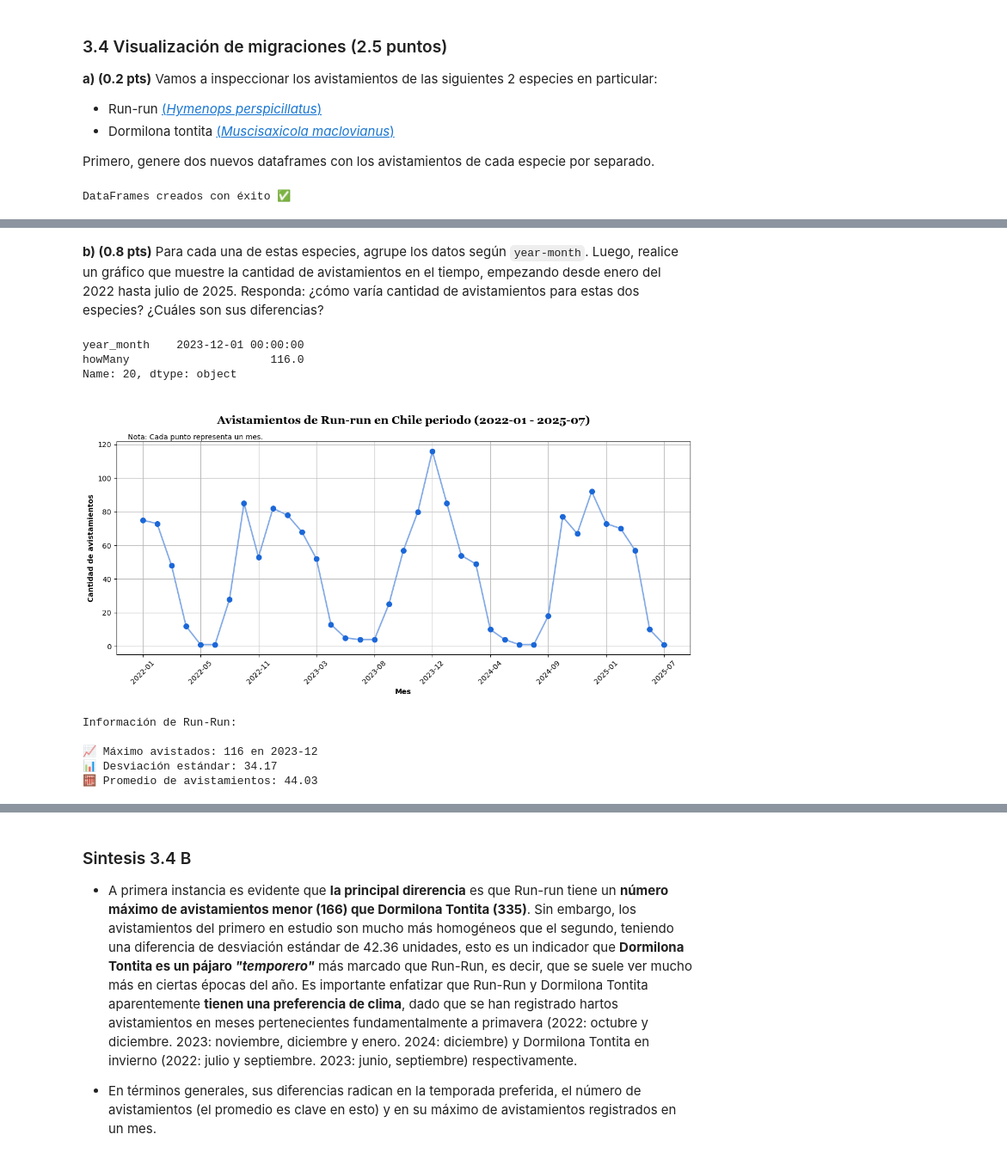
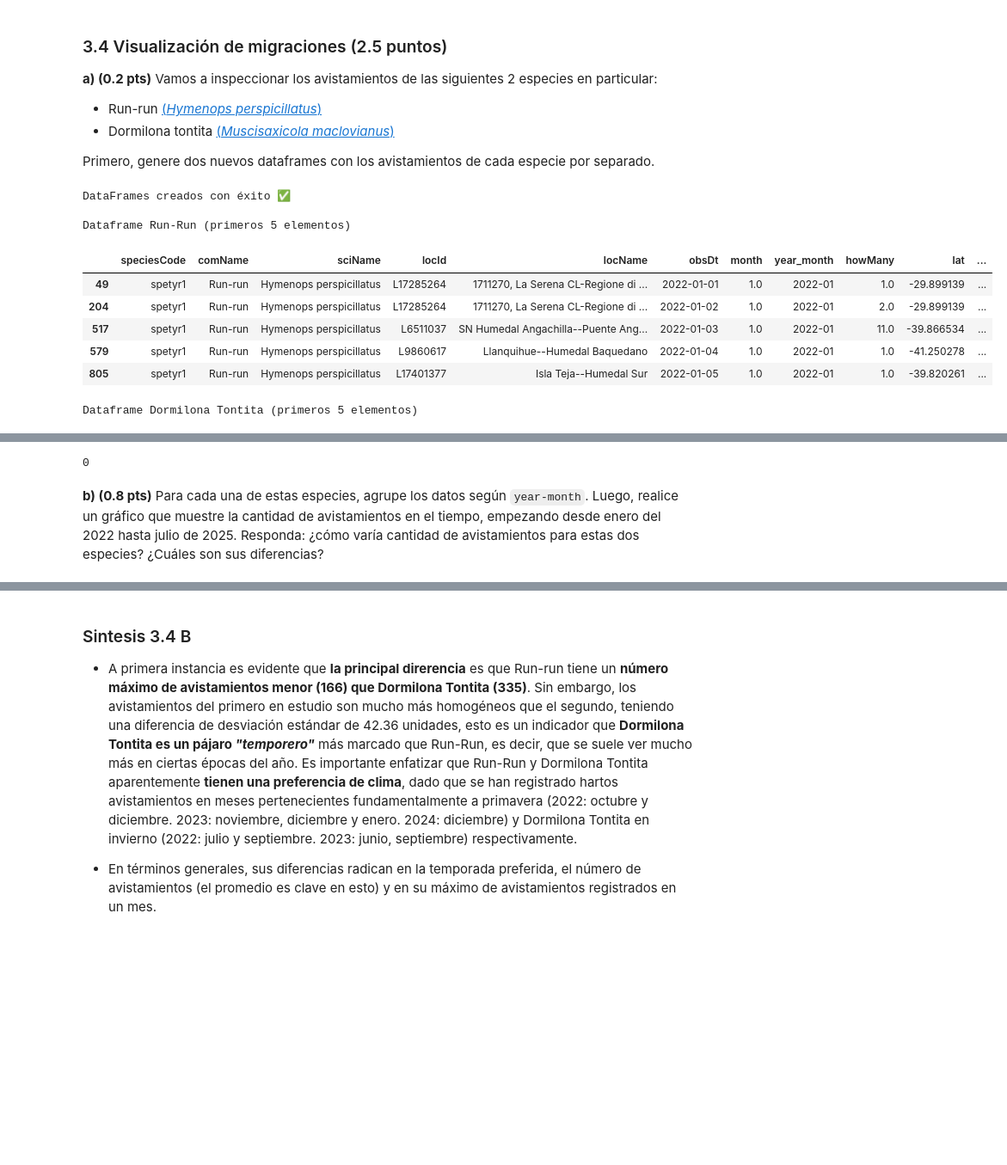
Before and after one commit to BenjaCidR/IMT2200-BENJAMIN-CID, a Jupyter notebook: Tareas/tarea 02/IMT2200-25s2 - Tarea 02.ipynb, the cells around one changed output, grey strips where cells are left out. Shown: that part at 86% size. Drawn from its saved outputs; the diff is of its cells as text; code cells hidden in the pictures; blank space fills up the shorter version.

```diff
--- a/Tareas/tarea 02/IMT2200-25s2 - Tarea 02.ipynb
+++ b/Tareas/tarea 02/IMT2200-25s2 - Tarea 02.ipynb
@@ -453,12 +453,27 @@ plt.show()
 
 Primero, genere dos nuevos dataframes con los avistamientos de cada especie por separado.
 # %%
-df_run = df[df['comName'].str.lower() == 'run-run']
-df_dormilona = df[df['comName'].str.lower() == 'dormilona tontita']
+
+df_run = df[df['comName'].str.lower() == 'run-run'].copy()
+df_dormilona = df[df['comName'].str.lower() == 'dormilona tontita'].copy()
 
 if not df_run.empty and not df_dormilona.empty:
     print("DataFrames creados con éxito ✅")
 else:
     print("Uno o ambos DataFrames están vacíos ⚠️")
+
+print("\nDataframe Run-Run (primeros 5 elementos)")
+display(df_run.head())
+print("\nDataframe Dormilona Tontita (primeros 5 elementos)")
+display(df_dormilona.head())
 # %% [output]
 DataFrames creados con éxito ✅
+
+Dataframe Run-Run (primeros 5 elementos)
+|  | speciesCode | comName | sciName | locId | locName | obsDt | month | year_month | howMany | lat | ... |
+| 49 | spetyr1 | Run-run | Hymenops perspicillatus | L17285264 | 1711270, La Serena CL-Regione di ... | 2022-01-01 | 1.0 | 2022-01 | 1.0 | -29.899139 | ... |
+| 204 | spetyr1 | Run-run | Hymenops perspicillatus | L17285264 | 1711270, La Serena CL-Regione di ... | 2022-01-02 | 1.0 | 2022-01 | 2.0 | -29.899139 | ... |
+| 517 | spetyr1 | Run-run | Hymenops perspicillatus | L6511037 | SN Humedal Angachilla--Puente Ang... | 2022-01-03 | 1.0 | 2022-01 | 11.0 | -39.866534 | ... |
+| 579 | spetyr1 | Run-run | Hymenops perspicillatus | L9860617 | Llanquihue--Humedal Baquedano | 2022-01-04 | 1.0 | 2022-01 | 1.0 | -41.250278 | ... |
+| 805 | spetyr1 | Run-run | Hymenops perspicillatus | L17401377 | Isla Teja--Humedal Sur | 2022-01-05 | 1.0 | 2022-01 | 1.0 | -39.820261 | ... |
+Dataframe Dormilona Tontita (primeros 5 elementos)
@@ -465,50 +486,7 @@ DataFrames creados con éxito ✅
+# %%
+print((df_run['howMany'] == 0).sum()
+)
+# %% [output]
+0
 # %% [markdown]
 **b) (0.8 pts)** Para cada una de estas especies, agrupe los datos según `year-month`. Luego, realice un gráfico que muestre la cantidad de avistamientos en el tiempo, empezando desde enero del 2022 hasta julio de 2025. Responda: ¿cómo varía cantidad de avistamientos para estas dos especies? ¿Cuáles son sus diferencias?
-# %%
-#Desarrollo B.
-df_run = df_run.groupby("year_month", as_index=False)["howMany"].sum()
-df_run.head()
-print(df_run.loc[df_run["howMany"].idxmax()])
-# %% [output]
-year_month    2023-12-01 00:00:00
-howMany                     116.0
-Name: 20, dtype: object
-# %%
-plt.figure(figsize=(12,6))
-
-
-plt.plot(df_run["year_month"], df_run["howMany"], color="#82A9E5", linewidth=2)
-plt.scatter(df_run["year_month"], df_run["howMany"], color="#1B67D8", s=50, zorder=3)
-
-
-xticks = df_run["year_month"].iloc[::4]  # cada 4 pasos
-plt.xticks(ticks=xticks, rotation=45)
-
-#Titulo
-plt.title("\nAvistamientos de Run-run en Chile periodo (2022-01 - 2025-07)\n", fontweight='bold', fontfamily='Georgia', fontsize=16)
-plt.text(-1, 123, "Nota: Cada punto representa un mes.")
-
-plt.xlabel("Mes", fontweight='bold')
-plt.ylabel("Cantidad de avistamientos", fontweight='bold')
-plt.grid(True, color="#B8B8B8")
-plt.tight_layout()
-plt.show()
-
-#Se obtiene el dato que suele marcar más la atención
-print("Información de Run-Run:\n")
-
-maximo_run = df_run.loc[df_run["howMany"].idxmax()]
-print("📈 Máximo avistados:", int(maximo_run["howMany"]), "en", maximo_run["year_month"])
-
-std_run= df_run['howMany'].std()
-print(f"📊 Desviación estándar: {round(std_run, 2)}")
-
-mean_run = df_run['howMany'].mean()
-print(f"🧮 Promedio de avistamientos: {round(mean_run, 2)} ")
-# %% [output]
-[figure, removed]
-Información de Run-Run:
-
-📈 Máximo avistados: 116 en 2023-12
-📊 Desviación estándar: 34.17
-🧮 Promedio de avistamientos: 44.03
```
Also changed, not shown: parts of 7 cells of this notebook, 1 other file.
